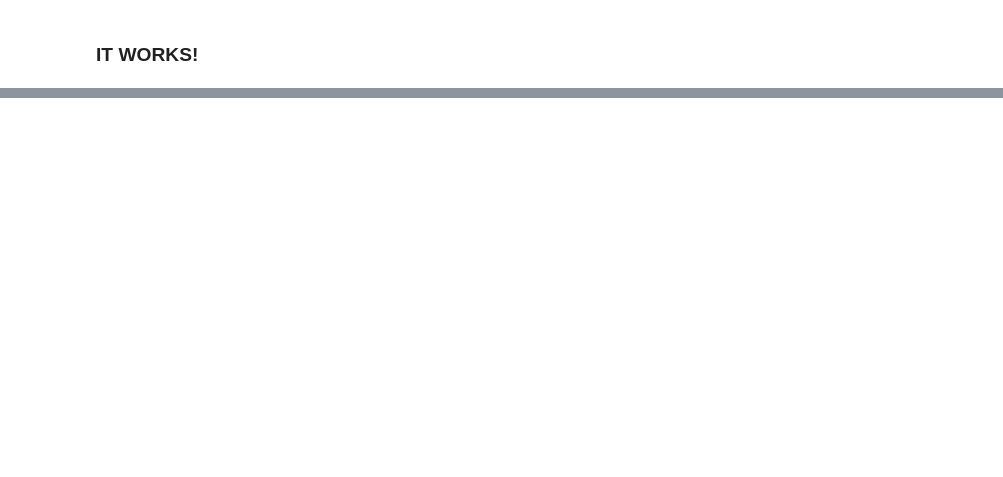
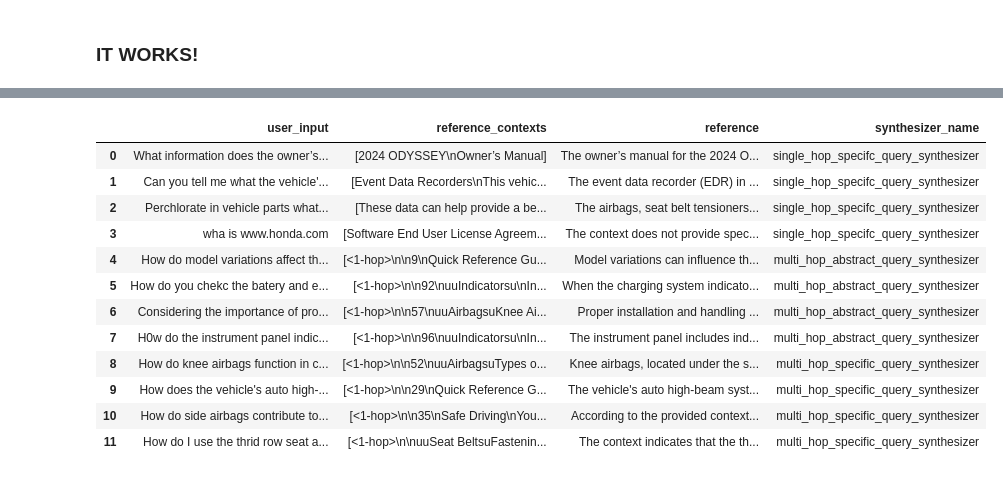
Before and after one commit to Kebniss/AIE7, a Jupyter notebook: 11_Assignment/development_v1.ipynb, the cells around one changed output, grey strips where cells are left out. Cells and saved outputs as stored; diff of their text form; code cells hidden in the pictures; blank space fills up the shorter version.

```diff
--- a/11_Assignment/development_v1.ipynb
+++ b/11_Assignment/development_v1.ipynb
@@ -529,0 +585,20 @@ for s in research_chain.stream(
+# %%
+from langchain_community.document_loaders import DirectoryLoader
+from langchain_community.document_loaders import PyMuPDFLoader
+
+
+path = "data/"
+loader = DirectoryLoader(path, glob="*.pdf", loader_cls=PyMuPDFLoader)
+docs = loader.load()
+# %%
+from ragas.llms import LangchainLLMWrapper
+from ragas.embeddings import LangchainEmbeddingsWrapper
+from langchain_openai import ChatOpenAI
+from langchain_openai import OpenAIEmbeddings
+generator_llm = LangchainLLMWrapper(ChatOpenAI(model="gpt-4.1-nano"))
+generator_embeddings = LangchainEmbeddingsWrapper(OpenAIEmbeddings())
+# %%
+from ragas.testset import TestsetGenerator
+
+generator = TestsetGenerator(llm=generator_llm, embedding_model=generator_embeddings)
+ragas_dataset = generator.generate_with_langchain_docs(docs[:100], testset_size=10)
@@ -529,0 +621,16 @@ for s in research_chain.stream(
+# %%
+ragas_dataset.to_pandas()
+# %% [output]
+|  | user_input | reference_contexts | reference | synthesizer_name |
+| 0 | What information does the owner’s... | [2024 ODYSSEY\nOwner’s Manual] | The owner’s manual for the 2024 O... | single_hop_specifc_query_synthesizer |
+| 1 | Can you tell me what the vehicle'... | [Event Data Recorders\nThis vehic... | The event data recorder (EDR) in ... | single_hop_specifc_query_synthesizer |
+| 2 | Perchlorate in vehicle parts what... | [These data can help provide a be... | The airbags, seat belt tensioners... | single_hop_specifc_query_synthesizer |
+| 3 | wha is www.honda.com | [Software End User License Agreem... | The context does not provide spec... | single_hop_specifc_query_synthesizer |
+| 4 | How do model variations affect th... | [<1-hop>\n\n9\nQuick Reference Gu... | Model variations can influence th... | multi_hop_abstract_query_synthesizer |
+| 5 | How do you chekc the batery and e... | [<1-hop>\n\n92\nuuIndicatorsu\nIn... | When the charging system indicato... | multi_hop_abstract_query_synthesizer |
+| 6 | Considering the importance of pro... | [<1-hop>\n\n57\nuuAirbagsuKnee Ai... | Proper installation and handling ... | multi_hop_abstract_query_synthesizer |
+| 7 | H0w do the instrument panel indic... | [<1-hop>\n\n96\nuuIndicatorsu\nIn... | The instrument panel includes ind... | multi_hop_abstract_query_synthesizer |
+| 8 | How do knee airbags function in c... | [<1-hop>\n\n52\nuuAirbagsuTypes o... | Knee airbags, located under the s... | multi_hop_specific_query_synthesizer |
+| 9 | How does the vehicle's auto high-... | [<1-hop>\n\n29\nQuick Reference G... | The vehicle's auto high-beam syst... | multi_hop_specific_query_synthesizer |
+| 10 | How do side airbags contribute to... | [<1-hop>\n\n35\nSafe Driving\nYou... | According to the provided context... | multi_hop_specific_query_synthesizer |
+| 11 | How do I use the thrid row seat a... | [<1-hop>\n\nuuSeat BeltsuFastenin... | The context indicates that the th... | multi_hop_specific_query_synthesizer |
```
Also changed, not shown: parts of 8 cells of this notebook, 1 other file.
